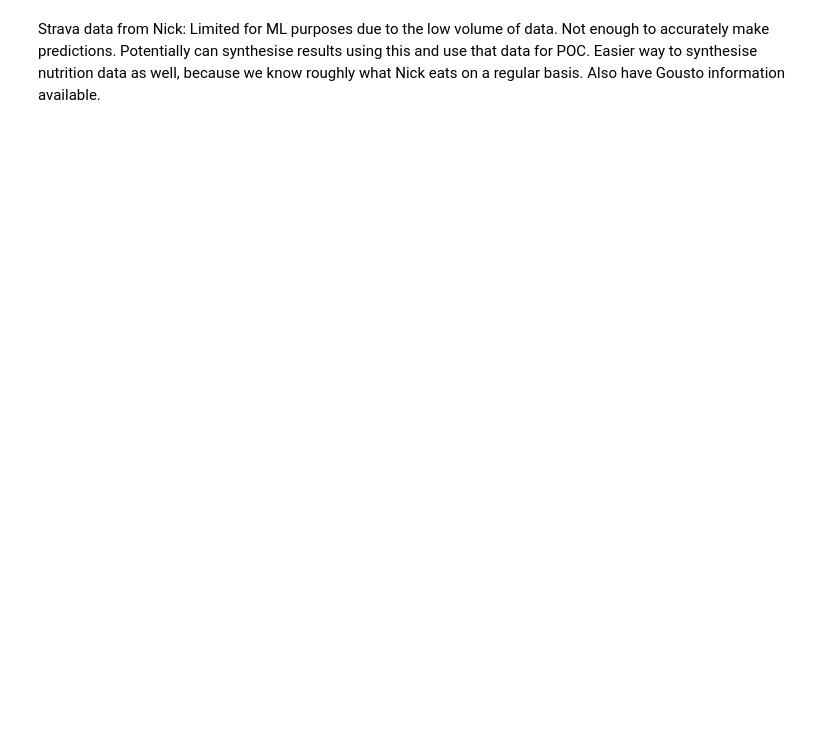
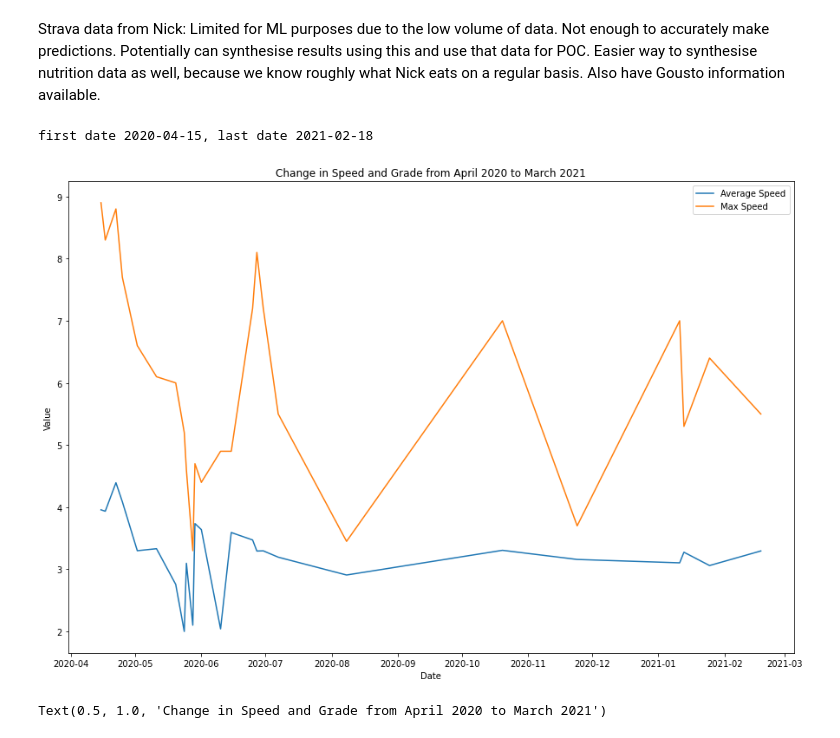
Before and after one commit to Tastybasting/Run4It, a Jupyter notebook: Model/explore.ipynb, the cells around one changed output. Saved outputs shown, nothing was run; the diff lists cells and outputs as text; code cells hidden in the pictures; blank space fills up the shorter version.

Commit message:
data synthesis, simple model

```diff
--- a/Model/explore.ipynb
+++ b/Model/explore.ipynb
@@ -38,2 +46,25 @@ print(run.shape)
 # %% [markdown]
 Strava data from Nick: Limited for ML purposes due to the low volume of data. Not enough to accurately make predictions. Potentially can synthesise results using this and use that data for POC. Easier way to synthesise nutrition data as well, because we know roughly what Nick eats on a regular basis. Also have Gousto information available.
+# %%
+# Missing data for some of the timesteps: We can just use interpolate method to impute these for now
+print(f'first date {run.index[0]}, last date {run.index[-1]}')
+
+# Data ranging from 2020-04-15 to 2021-02-18
+date_range = pd.DataFrame(index=pd.date_range(start='2020-04-15', end='2021-02-18'))
+run_full = date_range.join(run, how='left')
+# %% [output]
+first date 2020-04-15, last date 2021-02-18
+# %%
+# Missing data imputation, to help with synthesising in a more accurate way.
+cols_of_interest = ['Average Speed','Max Speed']
+run_full[cols_of_interest] = run_full[cols_of_interest].interpolate()
+
+fig, ax = plt.subplots(nrows=1, figsize=(15,10))
+ax.plot(run_full.index, run_full[cols_of_interest])
+ax.legend(cols_of_interest)
+ax.set_ylabel('Value')
+ax.set_xlabel('Date')
+ax.set_title('Change in Speed and Grade from April 2020 to March 2021')
+# %% [output]
+[figure, added]
+Text(0.5, 1.0, 'Change in Speed and Grade from April 2020 to March 2021')
```
Also changed, not shown: parts of 6 cells of this notebook, 2 other files.
